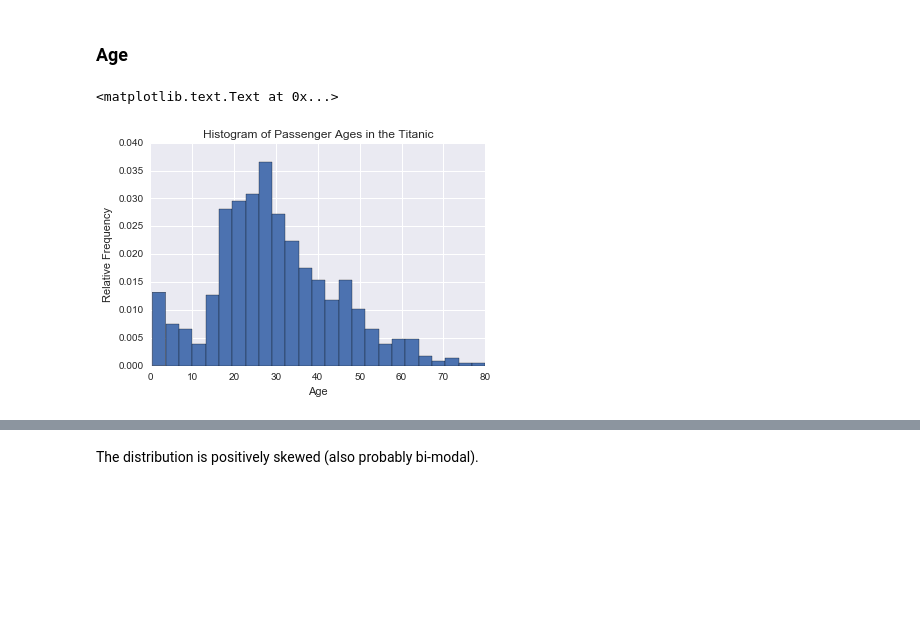
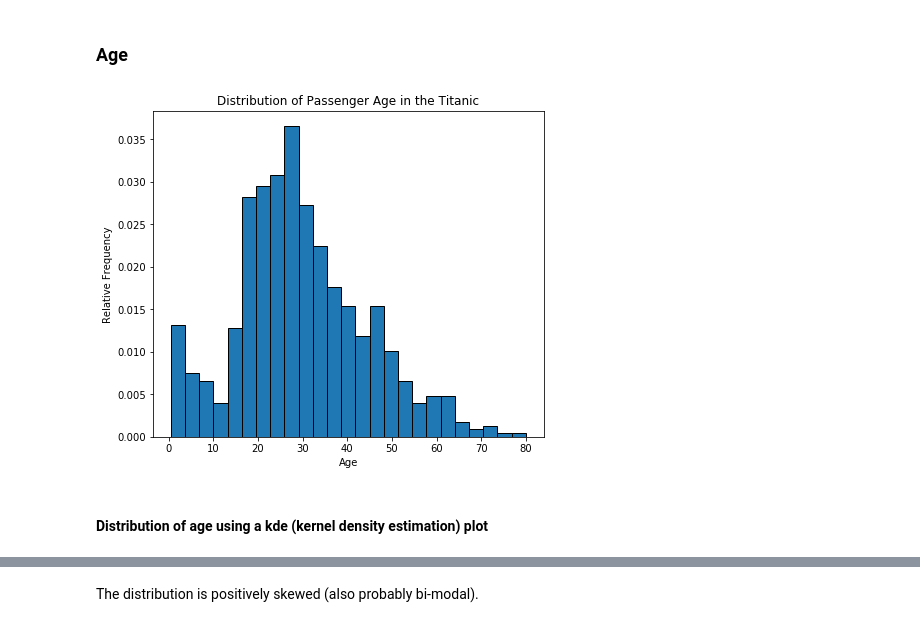
Before and after one commit to mudspringhiker/investigation_of_dataset_pandas, a Jupyter notebook: investigation_of_dataset_using_pandas.ipynb, the cells around one changed output, grey strips where cells are left out. Saved outputs shown, nothing was run; the diff lists cells and outputs as text; code cells hidden in the pictures; blank space fills up the shorter version.

```diff
--- a/investigation_of_dataset_using_pandas.ipynb
+++ b/investigation_of_dataset_using_pandas.ipynb
@@ -284,10 +259,11 @@ This means that if the passenger is in first class, he/she had a 63% chance of s
 # %%
 # Distribution of ages
 
-data.Age.hist(bins=25, normed=1)
+data.Age.hist(bins=25, normed=1, edgecolor='black', figsize=(7,6), grid='off')
 plt.ylabel("Relative Frequency")
 plt.xlabel("Age")
-plt.title("Histogram of Passenger Ages in the Titanic")
+plt.title("Distribution of Passenger Age in the Titanic");
 # %% [output]
-<matplotlib.text.Text at 0x...>
-[figure, old version]
+[figure, new version]
+# %% [markdown]
+#### Distribution of age using a kde (kernel density estimation) plot
```
Also changed, not shown: parts of 36 cells of this notebook.
